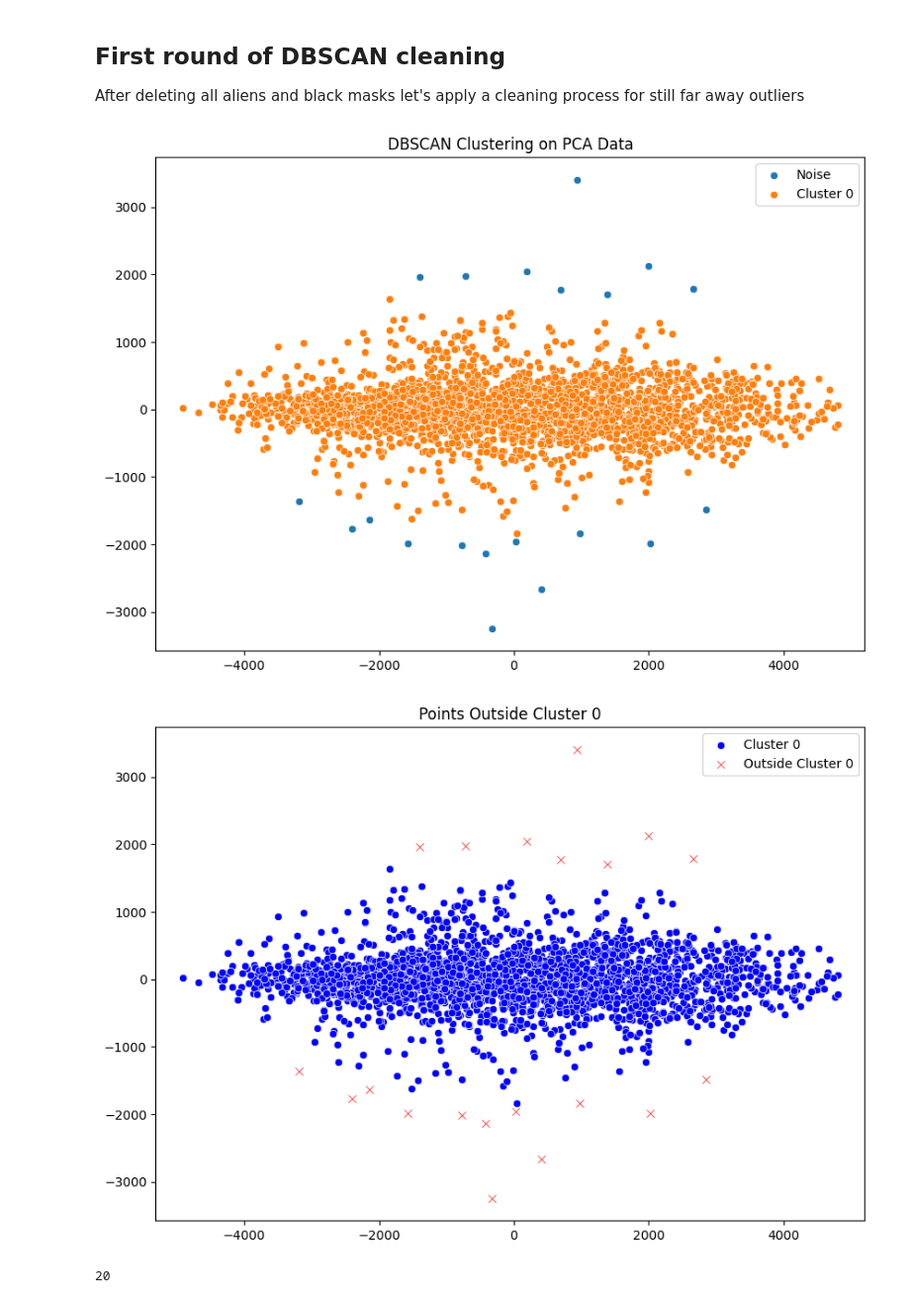
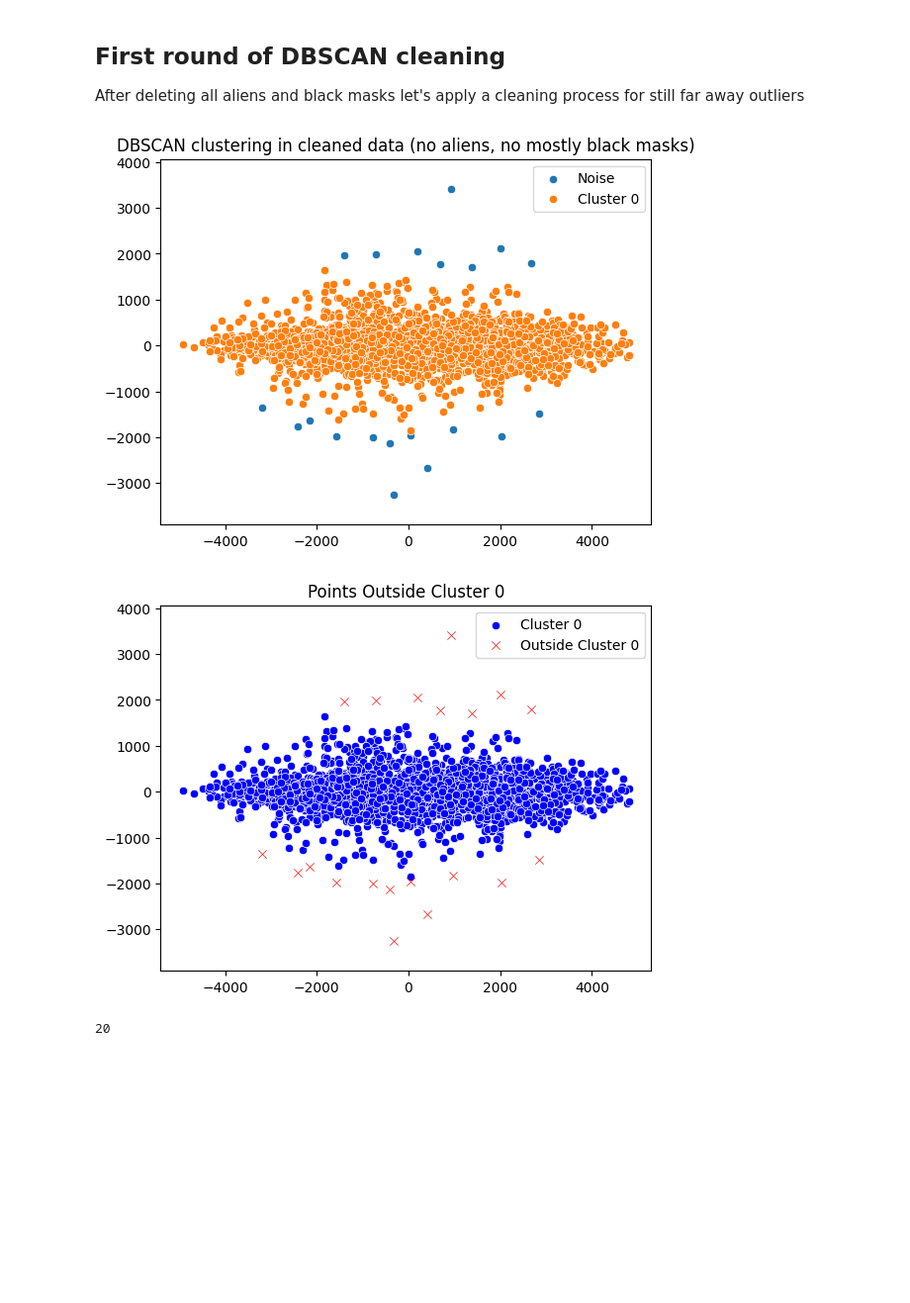
Before and after one commit to sissamatteo29/MarsTerrainSemanticSegmentation, a Jupyter notebook: Notebooks/data-wrangling.ipynb, the cells around one changed output. Shown at 99% size. Drawn from its saved outputs; the diff is of its cells as text; code cells hidden in the pictures; blank space fills up the shorter version.

Commit message:
Set titles

```diff
--- a/Notebooks/data-wrangling.ipynb
+++ b/Notebooks/data-wrangling.ipynb
@@ -90,0 +93,16 @@ output_masks = output_masks.astype(np.uint8)
+# %%
+def pca_distribution(input_images, title='PCA of Image Data'):
+    # reshape x to apply PCA
+    x_flat = input_images.reshape(input_images.shape[0], -1)
+
+    # Reduce dimensions to 2 to plot data
+    pca = PCA(n_components=2)
+    features_pca = pca.fit_transform(x_flat)
+
+    # Plot Principal components
+    plt.title(title)
+    plt.axis('equal')
+    sns.scatterplot(x=features_pca[:, 0], y=features_pca[:, 1])
+    plt.show()
+
+    return features_pca
@@ -150,22 +177,6 @@ input_images_clean.shape, output_masks_clean.shape
 ((2505, 64, 128), (2505, 64, 128))
 # %% [markdown]
 let's check the distribution of data after this deletion
-# %%
-def pca_distribution(input_images):
-    # reshape x to apply PCA
-    x_flat = input_images.reshape(input_images.shape[0], -1)
-
-    # Reduce dimensions to 2 to plot data
-    pca = PCA(n_components=2)
-    features_pca = pca.fit_transform(x_flat)
-
-    # Plot Principal components
-    plt.title('PCA of Image Data')
-    plt.axis('equal')
-    sns.scatterplot(x=features_pca[:, 0], y=features_pca[:, 1])
-    plt.show()
-
-    return features_pca
 # %%
 # Plot the PCA result for the original dataset
 features_pca_clean = pca_distribution(input_images_clean)
@@ -252,5 +263,5 @@ input_images_clean.shape, output_masks_clean.shape
 ((2383, 64, 128), (2383, 64, 128))
 # %%
 # Recompute PCA on the cleaned data
-features_pca_clean = pca_distribution(input_images_clean)
+features_pca_clean = pca_distribution(input_images_clean, title='PCA of Cleaned Data (no aliens, no mostly black masks)')
 # %% [output]
@@ -280,8 +291,8 @@ dbscan = DBSCAN(eps=epsilon, min_samples=min_samples)
 clusters = dbscan.fit_predict(features_pca_clean)
 
 # Plot the clusters
-plt.figure(figsize=(10, 7))
-plt.title('DBSCAN Clustering on PCA Data')
+# plt.figure(figsize=(10, 7))
+plt.title('DBSCAN clustering in cleaned data (no aliens, no mostly black masks)')
 plt.axis('equal')
 
 # Unique cluster labels
@@ -297,30 +308,30 @@ for cluster_label in unique_clusters:
 plt.legend()
 plt.show()
 # %% [output]
-[figure, old version]
+[figure, new version]
 # %%
 # Get indices of points outside of cluster 0
 non_cluster_0_indices = np.where(clusters != 0)[0]
 
 # Points outside of cluster 0
 non_cluster_0_points = features_pca_clean[non_cluster_0_indices]
 
 # Plot all points, highlighting those not in cluster 0
-plt.figure(figsize=(10, 7))
+# plt.figure(figsize=(10, 7))
 plt.title('Points Outside Cluster 0')
 plt.axis('equal')
 
 # Plot points in cluster 0
 sns.scatterplot(x=features_pca_clean[clusters == 0, 0], y=features_pca_clean[clusters == 0, 1], label='Cluster 0', color='blue')
 
 # Plot points outside of cluster 0
 sns.scatterplot(x=non_cluster_0_points[:, 0], y=non_cluster_0_points[:, 1], label='Outside Cluster 0', color='red', marker='x')
 
 # Add legend
 plt.legend()
 plt.show()
 # %% [output]
-[figure, old version]
+[figure, new version]
 # %%
 len(non_cluster_0_indices)
 # %% [output]
```
Also changed, not shown: parts of 9 cells of this notebook, 1 other file.
